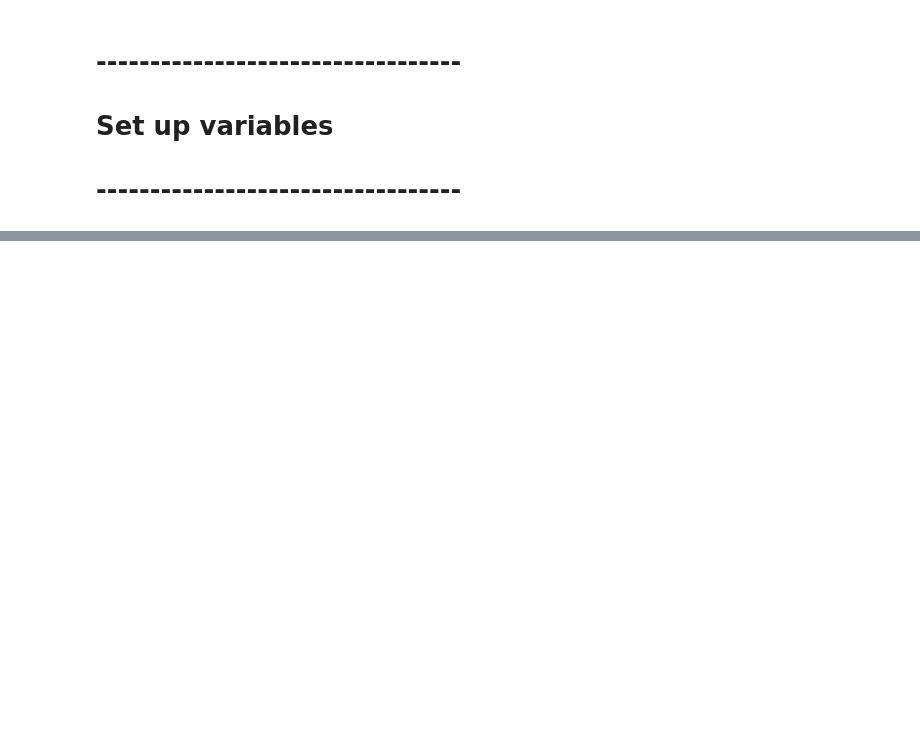
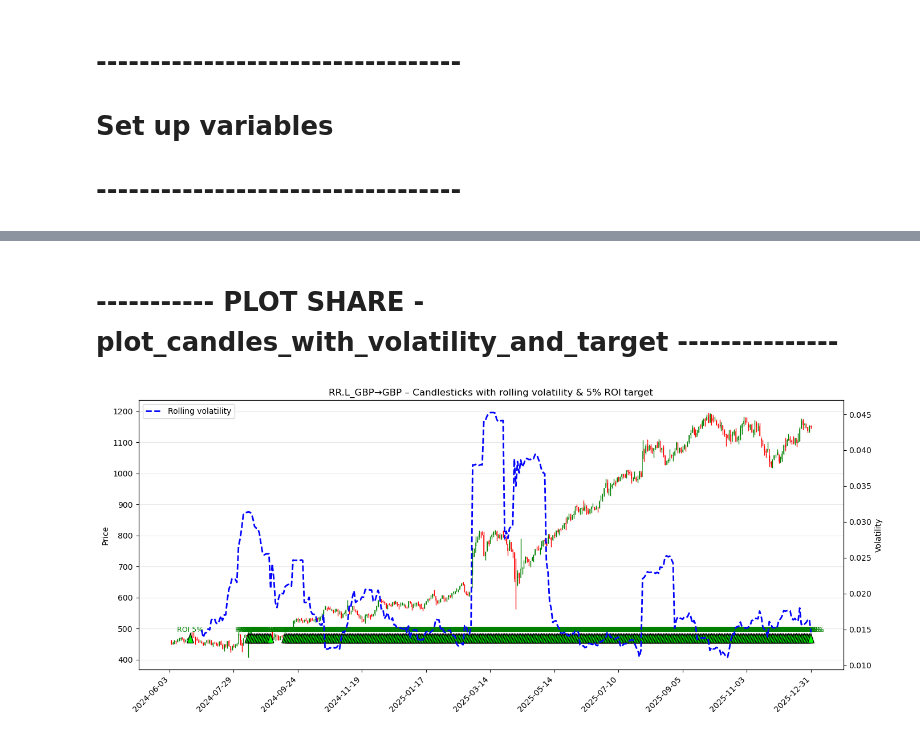
Before and after one commit to danielicarlojob-sys/finance, a Jupyter notebook: main.ipynb, the cells around one changed output, grey strips where cells are left out. Drawn from its saved outputs; the diff is of its cells as text; code cells hidden in the pictures; blank space fills up the shorter version.

```diff
--- a/main.ipynb
+++ b/main.ipynb
@@ -61,0 +123,18 @@ end_date = datetime(2025, 12, 29)
+# %% [markdown]
+# ----------- PLOT SHARE - plot_candles_with_volatility_and_target ---------------
+# %%
+try:
+    actions_list   = df_shares2.columns.get_level_values("ACTION").unique().to_list()
+    currencies_list = df_shares2.columns.get_level_values("CURRENCY").unique()
+    metrics   = df_shares2.columns.get_level_values("METRIC").unique()
+
+    plt_vol_trg(
+        df=df_shares2,
+        actions=['RR.L_GBP→GBP'],
+        start=df_shares2.index.min(),
+        end=df_shares2.index.max()
+    )
+except Exception as e:
+    print(f"{debug_print()} [FAILED] plt_vol_trg {type(e).__name__}: {e} ")
+# %% [output]
+[figure, added]
```
Also changed, not shown: parts of 9 cells of this notebook, 8 other files.
